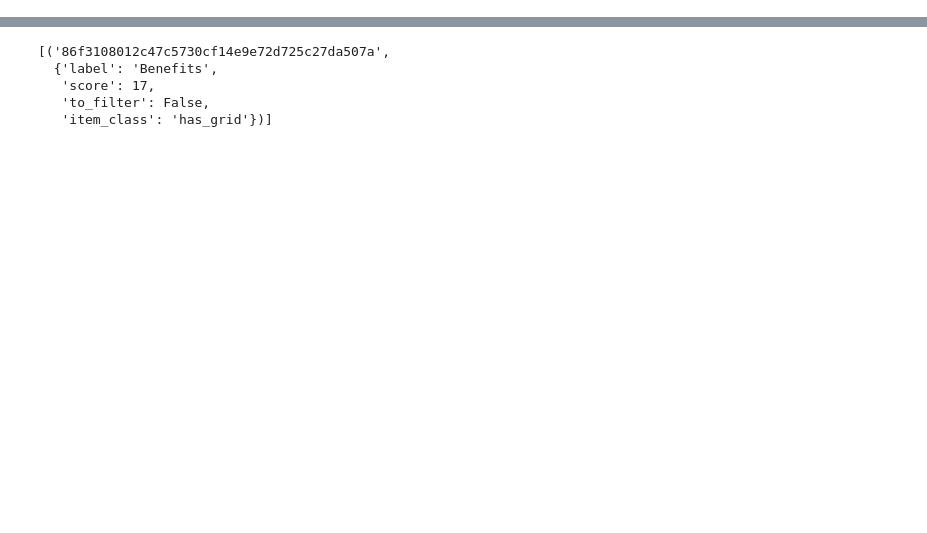
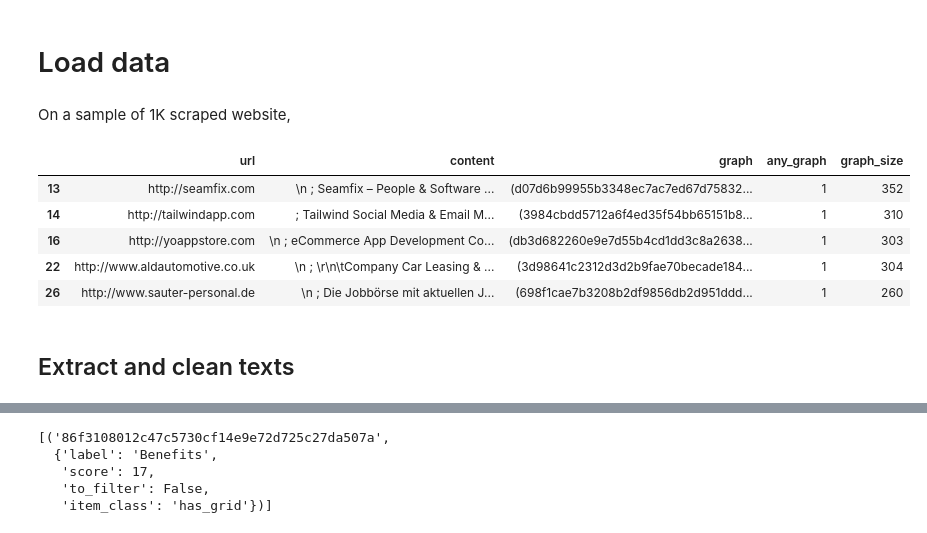
Before and after one commit to AnasAito/Web-segmenter, a Jupyter notebook: analysis_graph_content.ipynb, the cells around one changed output, grey strips where cells are left out. Cells and saved outputs as stored; diff of their text form; code cells hidden in the pictures; blank space fills up the shorter version.

```diff
--- a/analysis_graph_content.ipynb
+++ b/analysis_graph_content.ipynb
@@ -8,0 +66,17 @@ from pprint import pprint
+# %% [markdown]
+# Load data
+# %% [markdown]
+On a sample of 1K scraped website,
+# %%
+pdf = pickle.load(open('PE_relevant_sample_2023_05_23_with_analysis.pkl', 'rb'))
+pdf = pdf[pdf['graph_size'] > 250]
+pdf.head()
+# %% [output]
+|  | url | content | graph | any_graph | graph_size |
+| 13 | http://seamfix.com | \n ; Seamfix – People & Software ... | (d07d6b99955b3348ec7ac7ed67d75832... | 1 | 352 |
+| 14 | http://tailwindapp.com | ; Tailwind Social Media & Email M... | (3984cbdd5712a6f4ed35f54bb65151b8... | 1 | 310 |
+| 16 | http://yoappstore.com | \n ; eCommerce App Development Co... | (db3d682260e9e7d55b4cd1dd3c8a2638... | 1 | 303 |
+| 22 | http://www.aldautomotive.co.uk | \n ; \r\n\tCompany Car Leasing & ... | (3d98641c2312d3d2b9fae70becade184... | 1 | 304 |
+| 26 | http://www.sauter-personal.de | \n ; Die Jobbörse mit aktuellen J... | (698f1cae7b3208b2df9856db2d951ddd... | 1 | 260 |
+# %% [markdown]
+## Extract and clean texts
```
Also changed, not shown: parts of 43 cells of this notebook, 8 other files.
